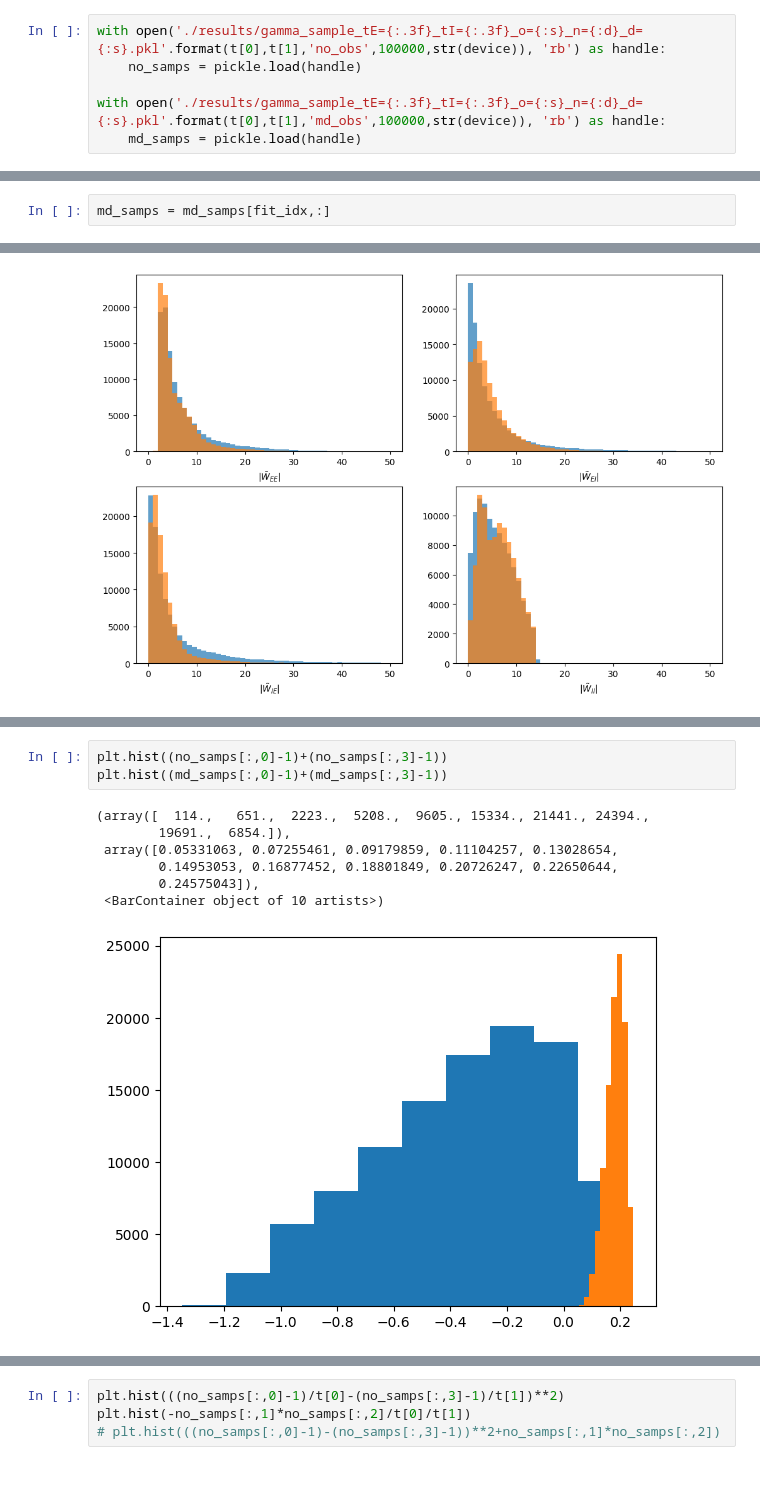
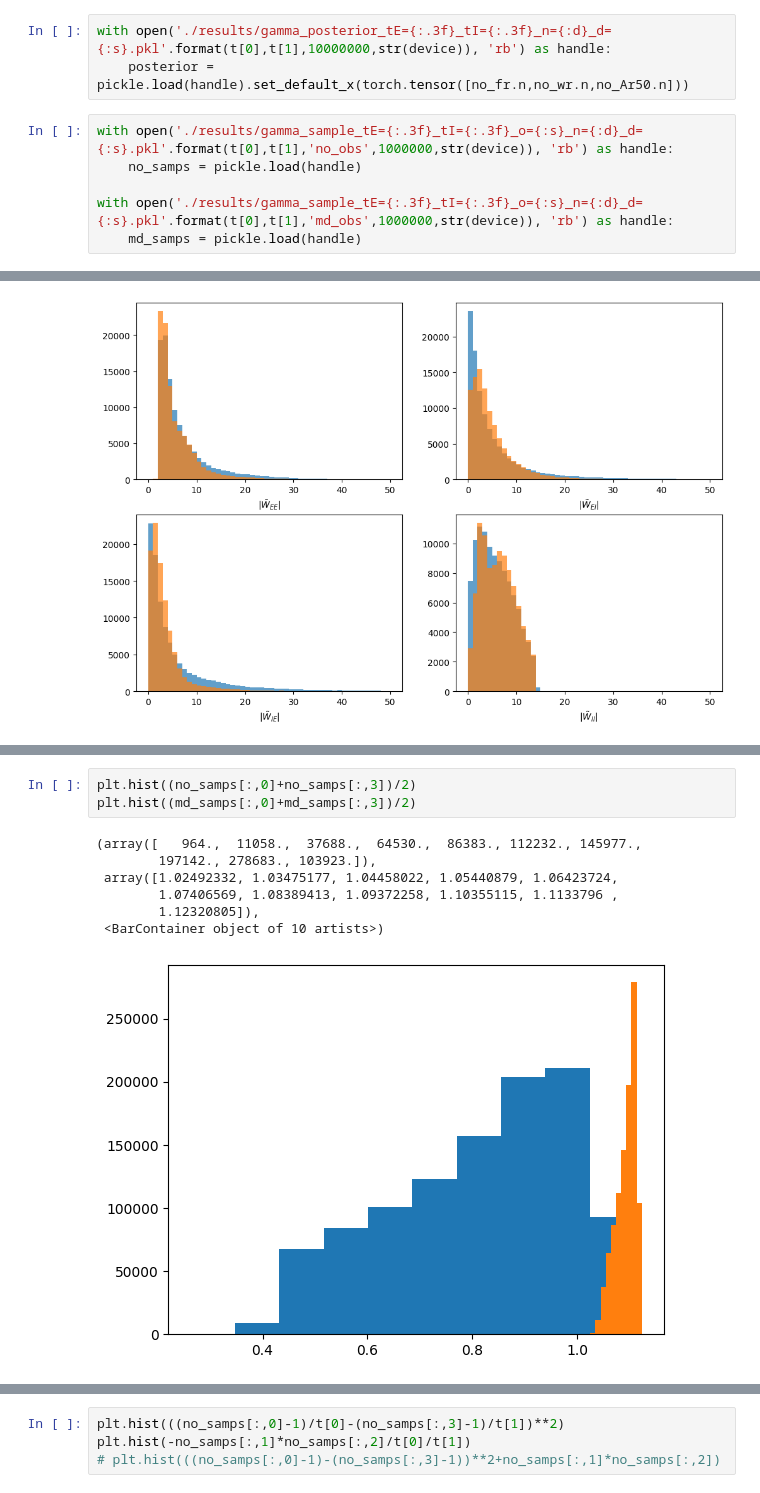
Before and after one commit to AddingAddict/MD_SOM_Gamma, a Jupyter notebook: notebooks/quast_data_fits.ipynb, the cells around one changed output, grey strips where cells are left out. Saved outputs shown, nothing was run; the diff lists cells and outputs as text.

```diff
--- a/notebooks/quast_data_fits.ipynb
+++ b/notebooks/quast_data_fits.ipynb
@@ -723,6 +794,9 @@ WARNING:root:Found 76991 NaN simulations and 7 Inf simulations. They will be exc
+# %%
+with open('./results/gamma_posterior_tE={:.3f}_tI={:.3f}_n={:d}_d={:s}.pkl'.format(t[0],t[1],10000000,str(device)), 'rb') as handle:
+    posterior = pickle.load(handle).set_default_x(torch.tensor([no_fr.n,no_wr.n,no_Ar50.n]))
 # %%
-with open('./results/gamma_sample_tE={:.3f}_tI={:.3f}_o={:s}_n={:d}_d={:s}.pkl'.format(t[0],t[1],'no_obs',100000,str(device)), 'rb') as handle:
+with open('./results/gamma_sample_tE={:.3f}_tI={:.3f}_o={:s}_n={:d}_d={:s}.pkl'.format(t[0],t[1],'no_obs',1000000,str(device)), 'rb') as handle:
     no_samps = pickle.load(handle)
 
-with open('./results/gamma_sample_tE={:.3f}_tI={:.3f}_o={:s}_n={:d}_d={:s}.pkl'.format(t[0],t[1],'md_obs',100000,str(device)), 'rb') as handle:
+with open('./results/gamma_sample_tE={:.3f}_tI={:.3f}_o={:s}_n={:d}_d={:s}.pkl'.format(t[0],t[1],'md_obs',1000000,str(device)), 'rb') as handle:
     md_samps = pickle.load(handle)
@@ -731,2 +802,0 @@ fit_idx = torch.logical_not(simulator(md_samps).isnan().any(dim=1))
-# %%
-md_samps = md_samps[fit_idx,:]
@@ -875,12 +970,12 @@ Text(0, 0.5, '$|\\tilde{W}_{II}-1|$')
 # %%
-plt.hist((no_samps[:,0]-1)+(no_samps[:,3]-1))
-plt.hist((md_samps[:,0]-1)+(md_samps[:,3]-1))
+plt.hist((no_samps[:,0]+no_samps[:,3])/2)
+plt.hist((md_samps[:,0]+md_samps[:,3])/2)
 # %% [output]
-(array([  114.,   651.,  2223.,  5208.,  9605., 15334., 21441., 24394.,
-        19691.,  6854.]),
- array([0.05331063, 0.07255461, 0.09179859, 0.11104257, 0.13028654,
-        0.14953053, 0.16877452, 0.18801849, 0.20726247, 0.22650644,
-        0.24575043]),
+(array([   964.,  11058.,  37688.,  64530.,  86383., 112232., 145977.,
+        197142., 278683., 103923.]),
+ array([1.02492332, 1.03475177, 1.04458022, 1.05440879, 1.06423724,
+        1.07406569, 1.08389413, 1.09372258, 1.10355115, 1.1133796 ,
+        1.12320805]),
  <BarContainer object of 10 artists>)
-[figure, old version]
+[figure, new version]
 # %%
```
Also changed, not shown: parts of 21 cells of this notebook, 6 other files.
